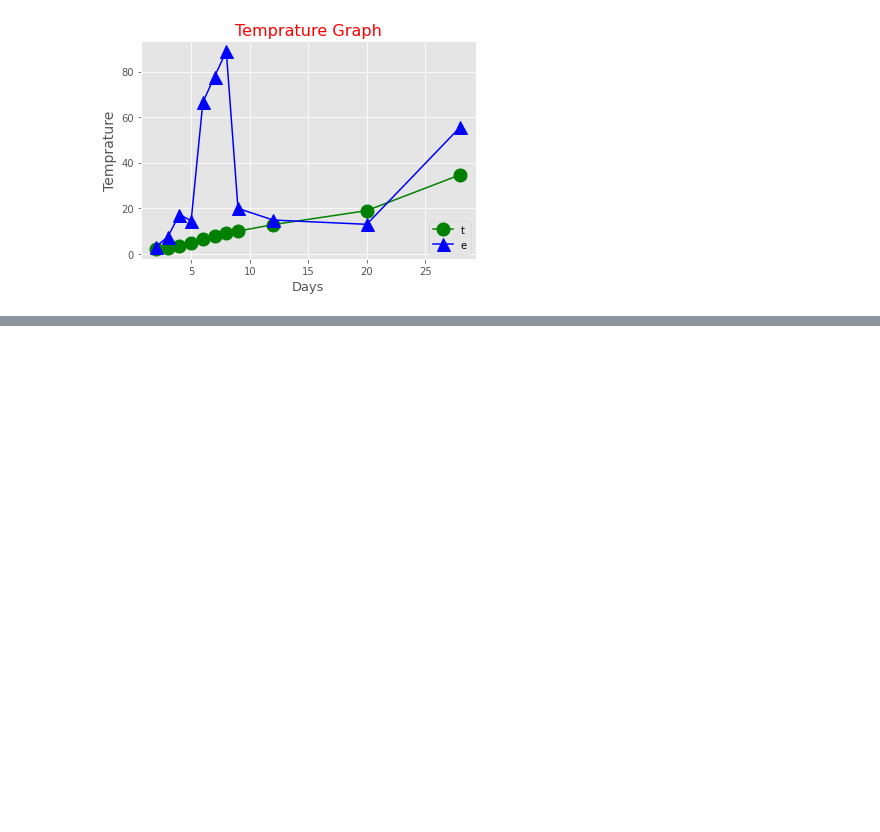
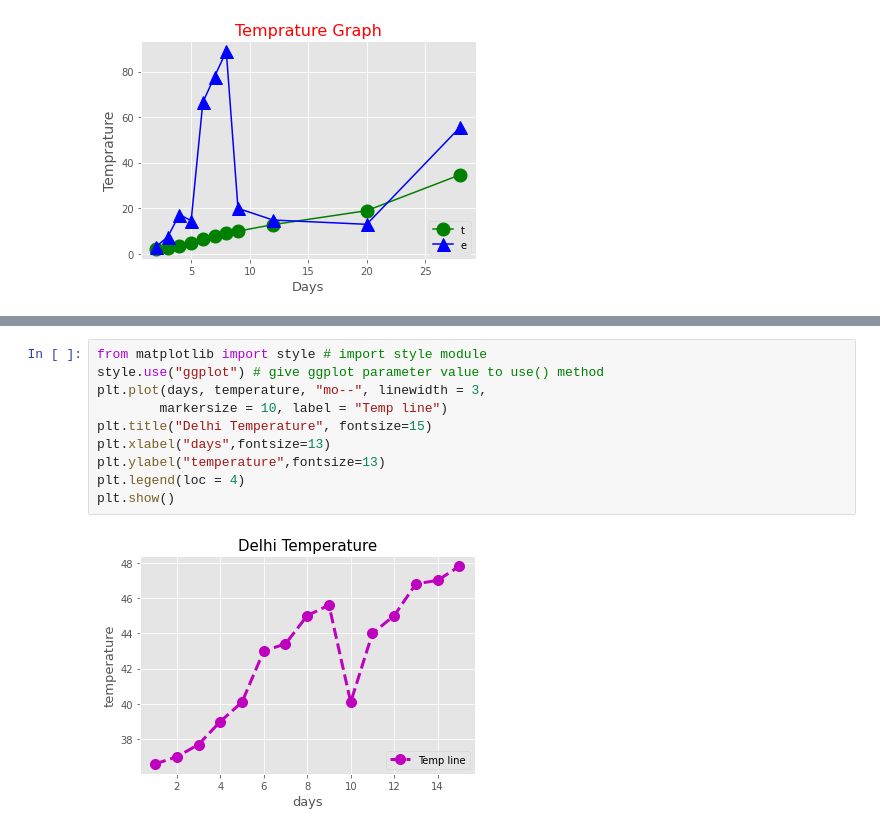
Before and after one commit to Wajihashoaib/Visualization-, a Jupyter notebook: Line_Chart.ipynb, the cells around one changed output, grey strips where cells are left out. Drawn from its saved outputs; the diff is of its cells as text; blank space fills up the shorter version.

```diff
--- a/Line_Chart.ipynb
+++ b/Line_Chart.ipynb
@@ -44,0 +66,12 @@ plt.show()
+# %%
+from matplotlib import style # import style module
+style.use("ggplot") # give ggplot parameter value to use() method
+plt.plot(days, temperature, "mo--", linewidth = 3,
+        markersize = 10, label = "Temp line")
+plt.title("Delhi Temperature", fontsize=15)
+plt.xlabel("days",fontsize=13)
+plt.ylabel("temperature",fontsize=13)
+plt.legend(loc = 4)
+plt.show()
+# %% [output]
+[figure, added]
```
Also changed, not shown: parts of 4 cells of this notebook.
